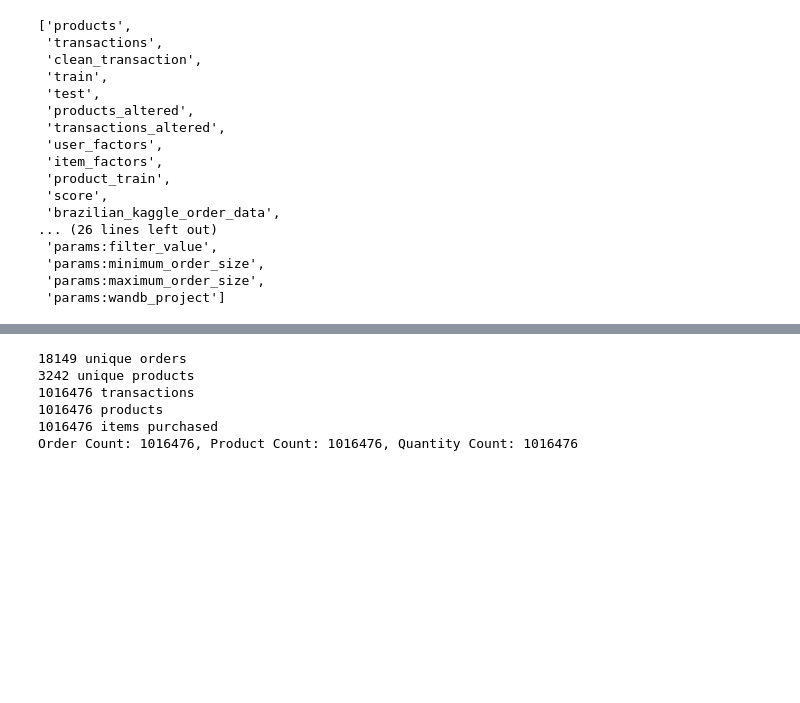
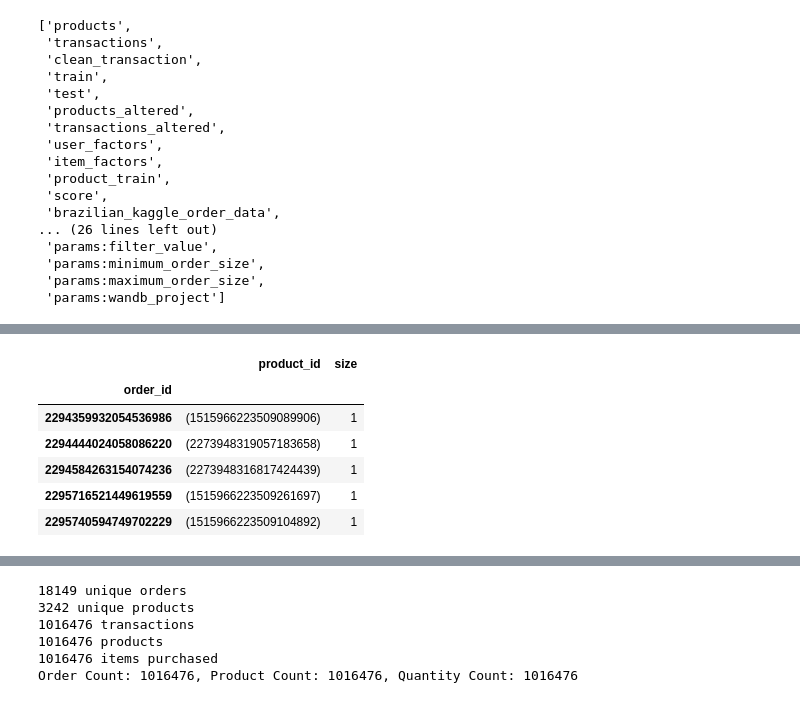
Before and after one commit to HSV-AI/product-recommendation, a Jupyter notebook: notebooks/vipin20-Implicit-Recommendation.ipynb, the cells around one changed output, grey strips where cells are left out. Saved outputs shown, nothing was run; the diff lists cells and outputs as text; code cells hidden in the pictures; blank space fills up the shorter version.

```diff
--- a/notebooks/vipin20-Implicit-Recommendation.ipynb
+++ b/notebooks/vipin20-Implicit-Recommendation.ipynb
@@ -106,0 +108,11 @@ And a graph of what the curve looks like:
+# %%
+grouped['size'] = grouped.apply(lambda row: len(row['product_id']), axis=1)
+grouped.head()
+# %% [output]
+|  | product_id | size |
+| order_id |  |  |
+| 2294359932054536986 | (1515966223509089906) | 1 |
+| 2294444024058086220 | (2273948319057183658) | 1 |
+| 2294584263154074236 | (2273948316817424439) | 1 |
+| 2295716521449619559 | (1515966223509261697) | 1 |
+| 2295740594749702229 | (1515966223509104892) | 1 |
```
Also changed, not shown: parts of 3 cells of this notebook, 3 other files.
